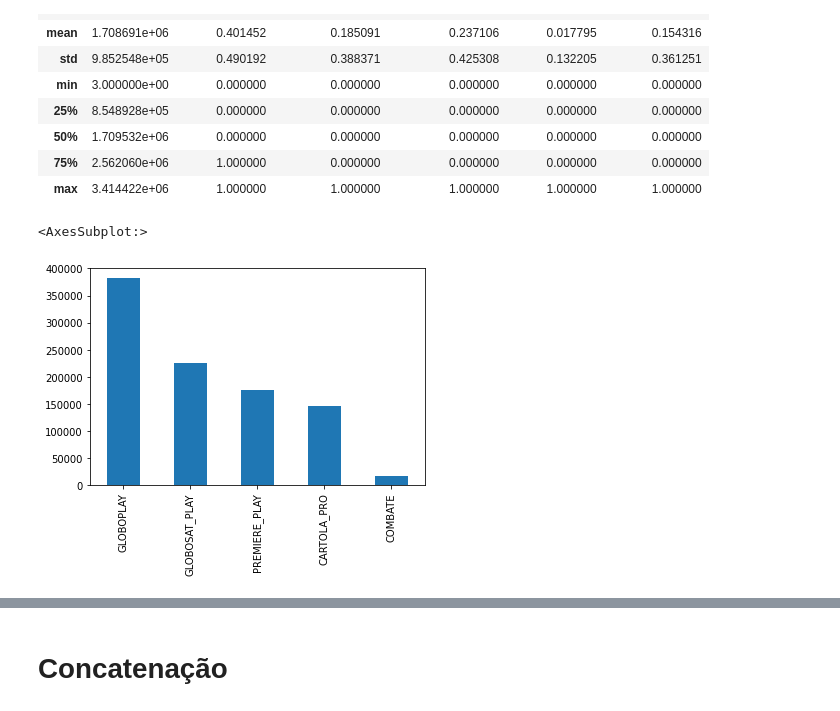
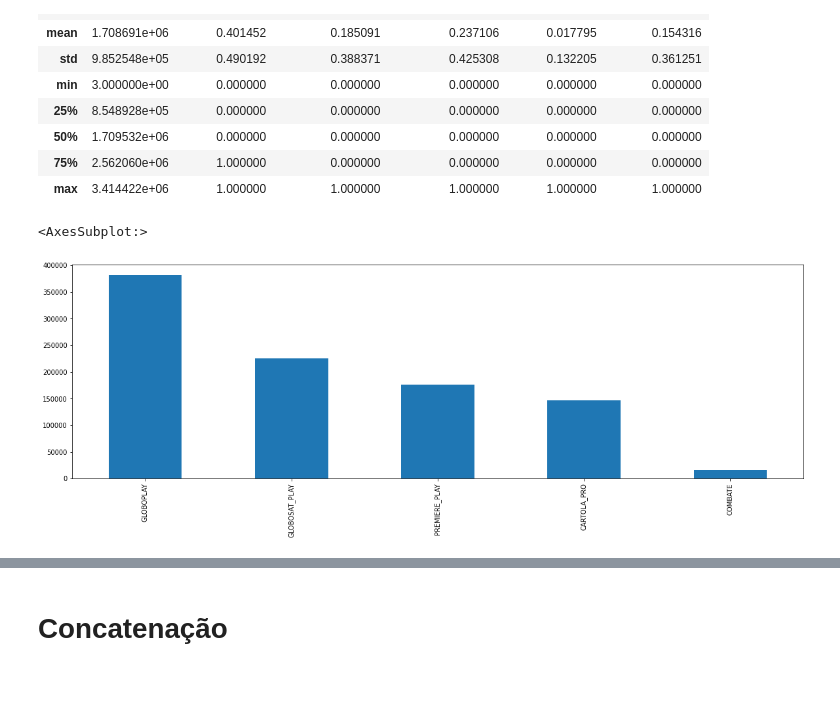
Before and after one commit to Eduardo1000/globo_case, a Jupyter notebook: AED.ipynb, the cells around one changed output, grey strips where cells are left out. Drawn from its saved outputs; the diff is of its cells as text; code cells hidden in the pictures; blank space fills up the shorter version.

```diff
--- a/AED.ipynb
+++ b/AED.ipynb
@@ -206,7 +182,7 @@ df_servicos.describe() # São colunas categóricas de fato
 | 75% | 2.562060e+06 | 1.000000 | 0.000000 | 0.000000 | 0.000000 | 0.000000 |
 | max | 3.414422e+06 | 1.000000 | 1.000000 | 1.000000 | 1.000000 | 1.000000 |
 # %%
-df_servicos.drop(columns=['KEY']).sum().sort_values(ascending=False).plot.bar()
+df_servicos.drop(columns=['KEY']).sum().sort_values(ascending=False).plot.bar(figsize=(20, 6))
 # %% [output]
 <AxesSubplot:>
-[figure, old version]
+[figure, new version]
```
Also changed, not shown: parts of 74 cells of this notebook, 2 other files.
